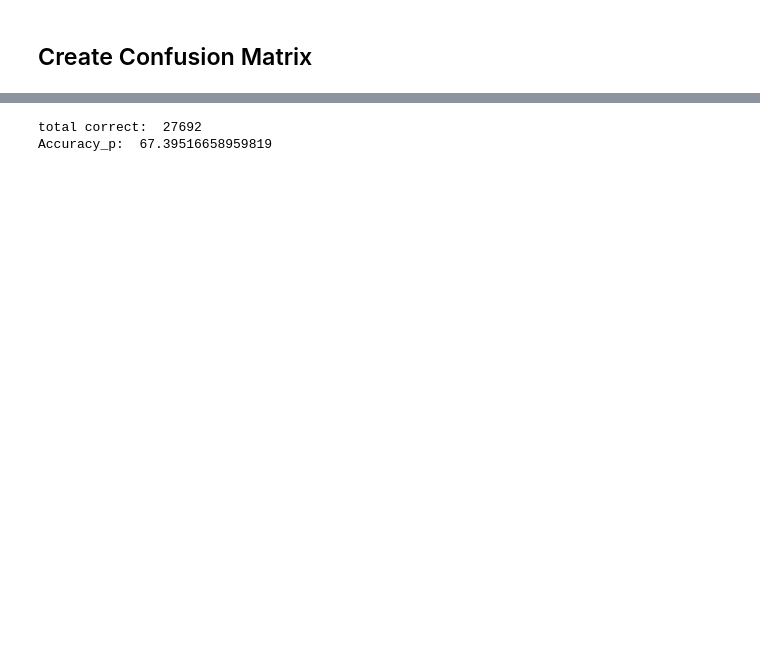
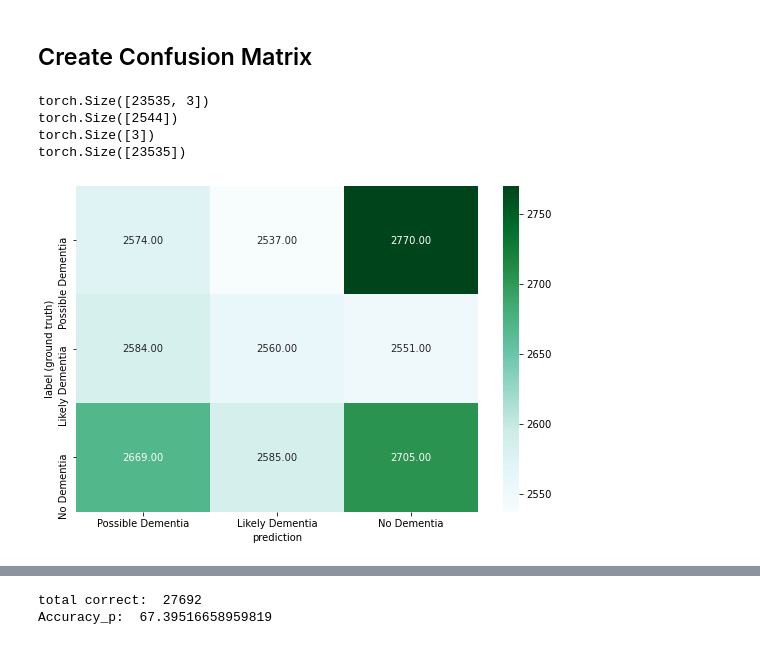
Before and after one commit to ian-byrne/MADSmilestone2, a Jupyter notebook: Supervised_CNN.ipynb, the cells around one changed output, grey strips where cells are left out. Drawn from its saved outputs; the diff is of its cells as text; code cells hidden in the pictures; blank space fills up the shorter version.

```diff
--- a/Supervised_CNN.ipynb
+++ b/Supervised_CNN.ipynb
@@ -336,2 +428,55 @@ Accuracy = 71.15761935905822
 # %% [markdown]
 ## Create Confusion Matrix
+# %%
+def conf_matrix(model, loader):
+  model.eval()
+  all_preds = torch.tensor([])
+  with torch.set_grad_enabled(False):
+    for batch in loader:
+      x_test, y_test = batch
+      x_test = x_test.to(float).to(device)
+      y_test = y_test.to(float).to(device)
+      preds = model(x_test)
+      # concatenates all predictions per batch into one list
+      all_preds = torch.cat((all_preds.cpu(), preds.cpu()),dim = 0)
+
+  print(all_preds.size())
+  print(y_test_tensor.size())
+  print(y_test.size())
+  print(y_train_tensor.size())
+  return all_preds
+
+
+
+
+
+
+def plot_conf_matrix(matrix, class_names, session):
+  df_cm = pd.DataFrame(matrix.numpy(), class_names, class_names)
+  df_cm.to_csv("/content/gdrive/MyDrive/Colab Notebooks/model_charts/conf_matrix_{}".format(session))
+  plt.figure(figsize = (9,6))
+  sns.heatmap(df_cm, annot=True, fmt=".2f", cmap='BuGn')
+  plt.xlabel("prediction")
+  plt.ylabel("label (ground truth)")
+  plt.show()
+
+
+
+
+
+
+
+all_pred = conf_matrix(model, train_loader)
+confmat = ConfusionMatrix(num_classes = 3)
+cmtx = confmat(all_pred, y_train_tensor)
+class_names = ["Possible Dementia", "Likely Dementia", "No Dementia"]
+class_vals = [0,1,2]
+plot_conf_matrix(cmtx, class_names, 1)
+from sklearn.metrics import classification_report, confusion_matrix
+print(classification_report(y_train_tensor, all_pred.argmax(axis=1), class_vals))
+# %% [output]
+torch.Size([23535, 3])
+torch.Size([2544])
+torch.Size([3])
+torch.Size([23535])
+[figure, added]
```
Also changed, not shown: parts of 24 cells of this notebook.
